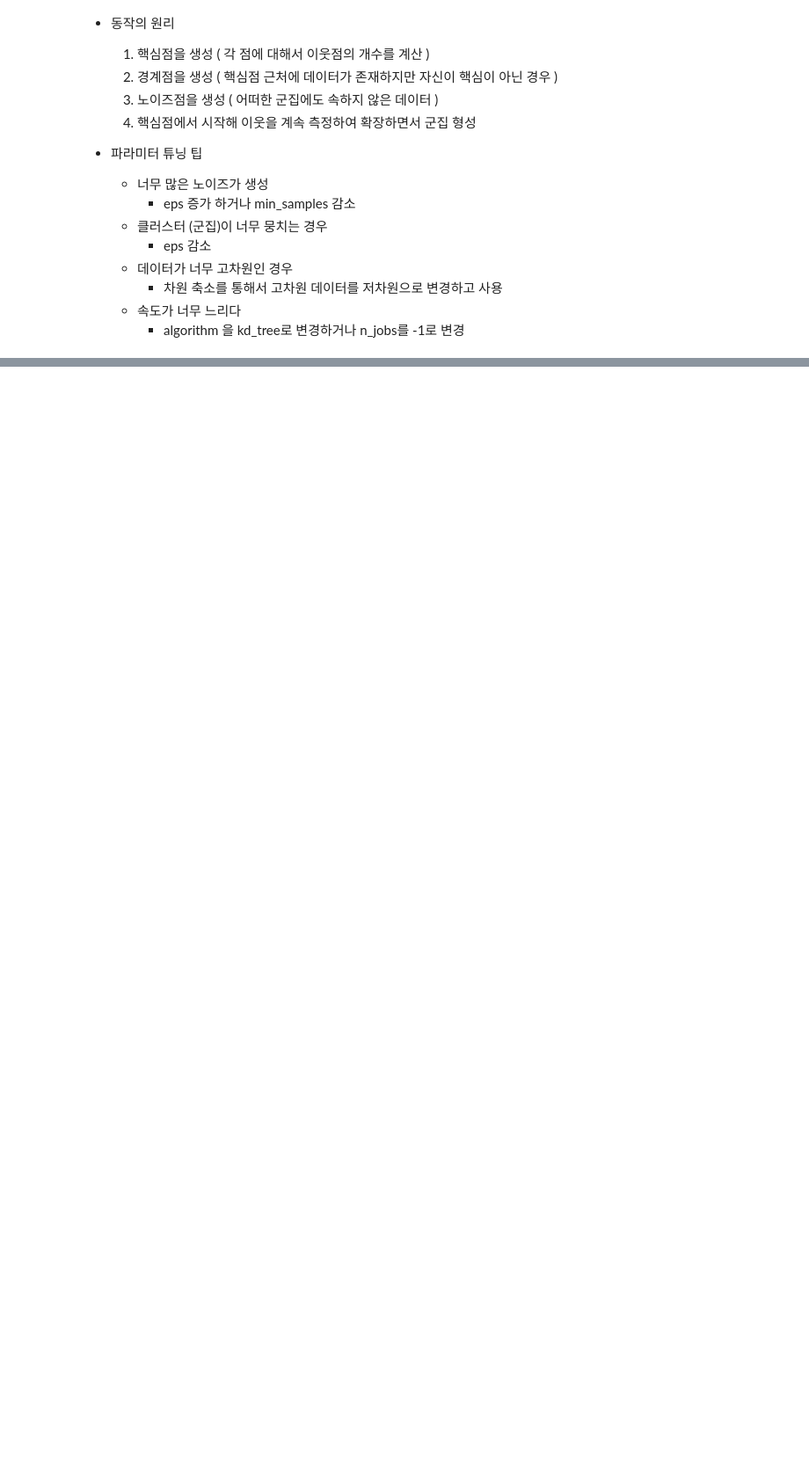
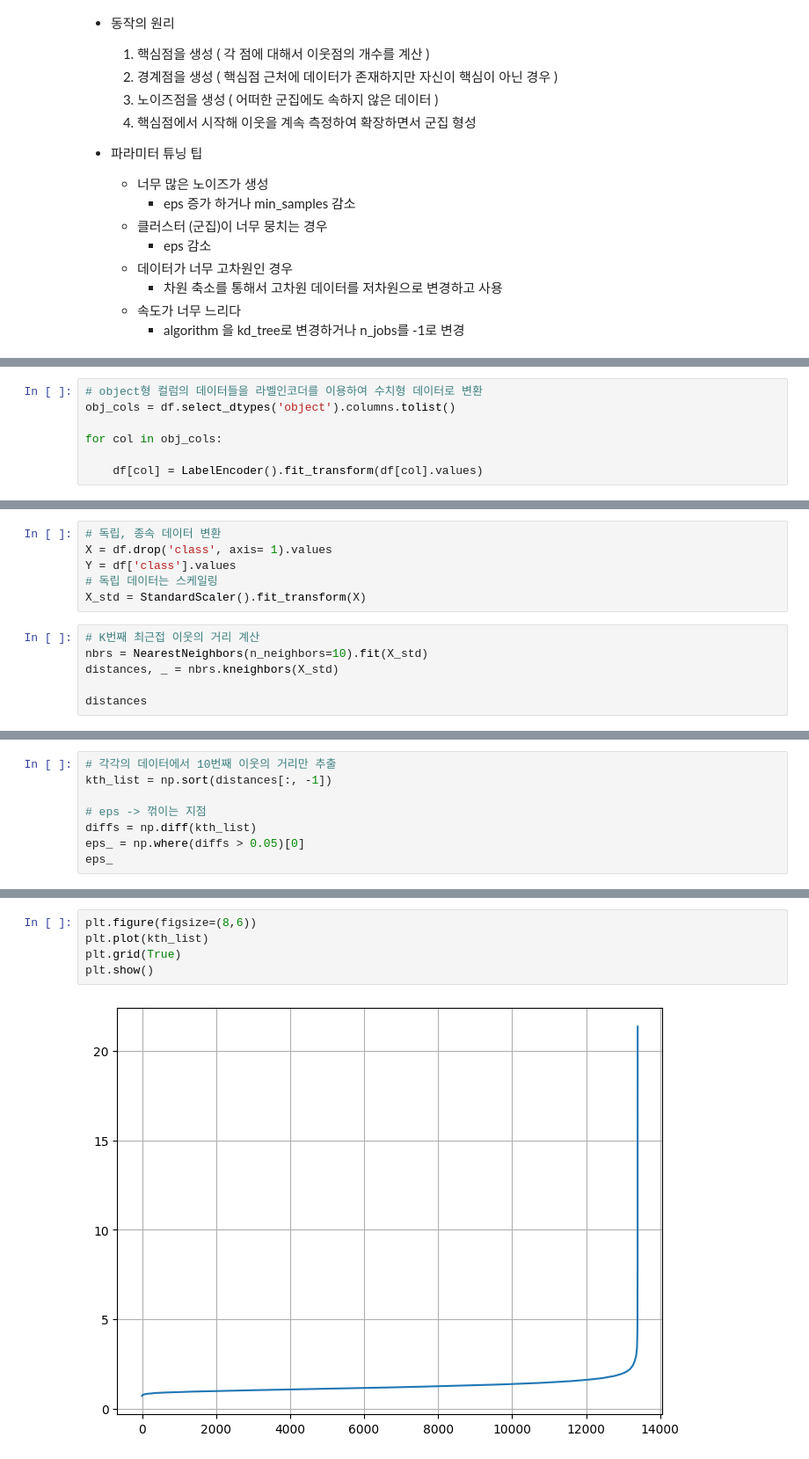
Before and after one commit to Vegetuna/Github_Team_SH, a Jupyter notebook: 251013/03_DBSCAN.ipynb, the cells around one changed output, grey strips where cells are left out. Shown at 88% size. Saved outputs shown, nothing was run; the diff lists cells and outputs as text; blank space fills up the shorter version.

```diff
--- a/251013/03_DBSCAN.ipynb
+++ b/251013/03_DBSCAN.ipynb
@@ -66,0 +80,7 @@
+# %%
+# object형 컬럼의 데이터들을 라벨인코더를 이용하여 수치형 데이터로 변환
+obj_cols = df.select_dtypes('object').columns.tolist()
+
+for col in obj_cols:
+
+    df[col] = LabelEncoder().fit_transform(df[col].values)
@@ -66,0 +96,12 @@
+# %%
+# 독립, 종속 데이터 변환
+X = df.drop('class', axis= 1).values
+Y = df['class'].values
+# 독립 데이터는 스케일링
+X_std = StandardScaler().fit_transform(X)
+# %%
+# K번째 최근접 이웃의 거리 계산
+nbrs = NearestNeighbors(n_neighbors=10).fit(X_std)
+distances, _ = nbrs.kneighbors(X_std)
+
+distances
@@ -66,0 +122,8 @@
+# %%
+# 각각의 데이터에서 10번째 이웃의 거리만 추출
+kth_list = np.sort(distances[:, -1])
+
+# eps -> 꺾이는 지점
+diffs = np.diff(kth_list)
+eps_ = np.where(diffs > 0.05)[0]
+eps_
@@ -66,0 +140,7 @@
+# %%
+plt.figure(figsize=(8,6))
+plt.plot(kth_list)
+plt.grid(True)
+plt.show()
+# %% [output]
+[figure, added]
```
Also changed, not shown: parts of 17 cells of this notebook.
